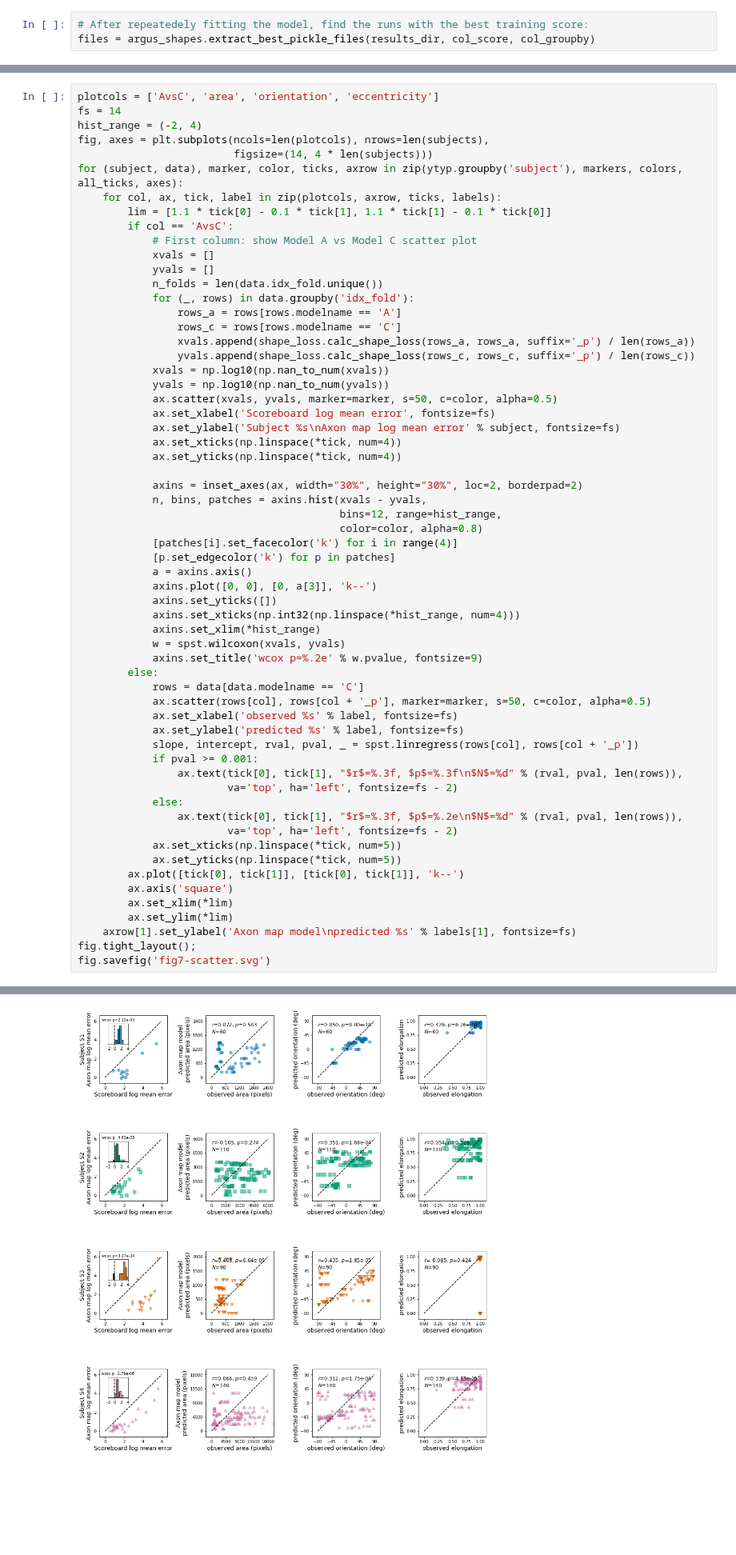
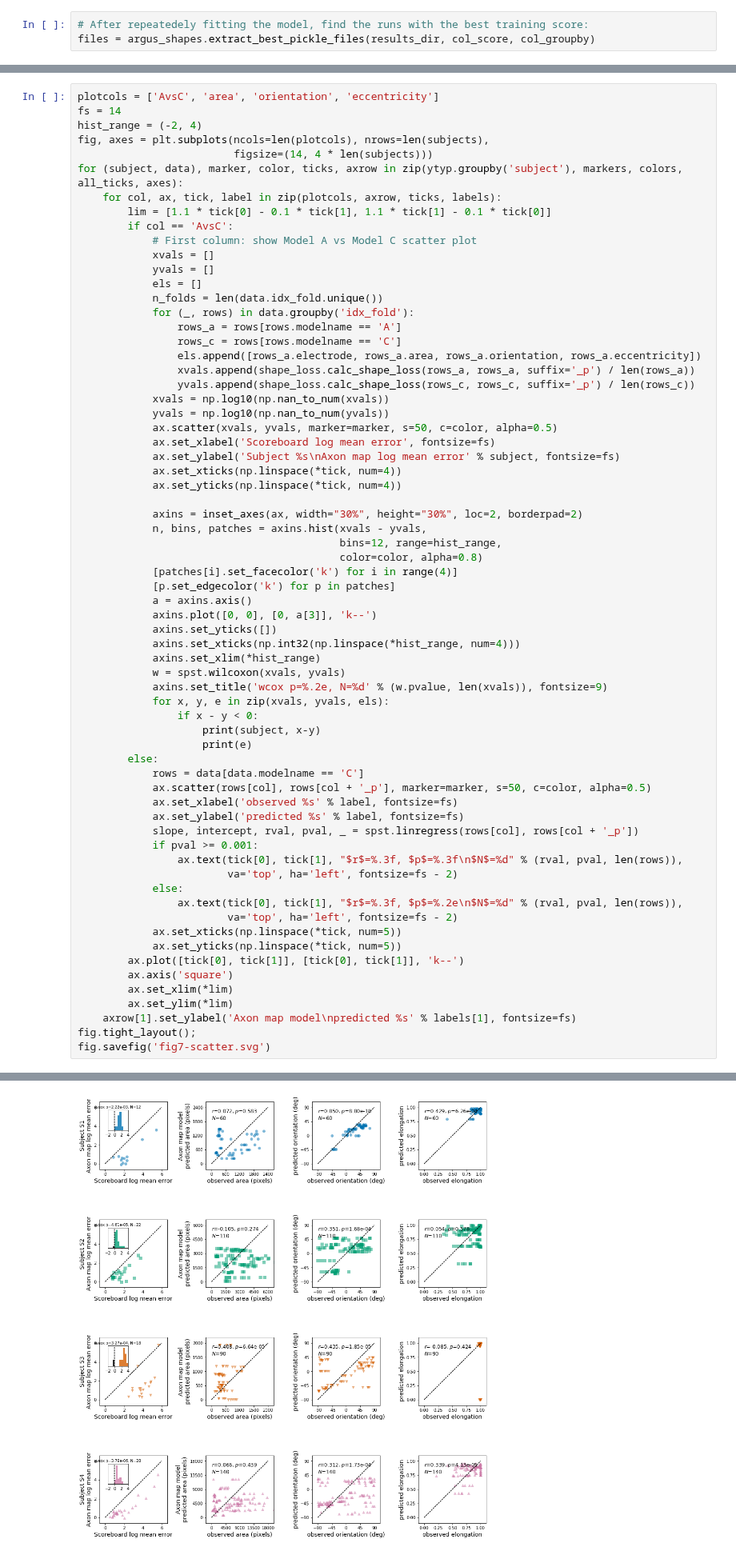
Before and after one commit to VisCog/ArgusShapes, a Jupyter notebook: figures/fig7-model-scatter.ipynb, the cells around one changed output, grey strips where cells are left out. Shown at 80% size. Drawn from its saved outputs; the diff is of its cells as text; blank space fills up the shorter version.

Commit message:
fix N in scatter plot

```diff
--- a/figures/fig7-model-scatter.ipynb
+++ b/figures/fig7-model-scatter.ipynb
@@ -70,10 +70,12 @@ for (subject, data), marker, color, ticks, axrow in zip(ytyp.groupby('subject'),
             # First column: show Model A vs Model C scatter plot
             xvals = []
             yvals = []
+            els = []
             n_folds = len(data.idx_fold.unique())
             for (_, rows) in data.groupby('idx_fold'):
                 rows_a = rows[rows.modelname == 'A']
                 rows_c = rows[rows.modelname == 'C']
+                els.append([rows_a.electrode, rows_a.area, rows_a.orientation, rows_a.eccentricity])
                 xvals.append(shape_loss.calc_shape_loss(rows_a, rows_a, suffix='_p') / len(rows_a))
                 yvals.append(shape_loss.calc_shape_loss(rows_c, rows_c, suffix='_p') / len(rows_c))
             xvals = np.log10(np.nan_to_num(xvals))
@@ -96,7 +98,11 @@ for (subject, data), marker, color, ticks, axrow in zip(ytyp.groupby('subject'),
             axins.set_xticks(np.int32(np.linspace(*hist_range, num=4)))
             axins.set_xlim(*hist_range)
             w = spst.wilcoxon(xvals, yvals)
-            axins.set_title('wcox p=%.2e' % w.pvalue, fontsize=9)
+            axins.set_title('wcox p=%.2e, N=%d' % (w.pvalue, len(xvals)), fontsize=9)
+            for x, y, e in zip(xvals, yvals, els):
+                if x - y < 0:
+                    print(subject, x-y)
+                    print(e)
         else:
             rows = data[data.modelname == 'C']
             ax.scatter(rows[col], rows[col + '_p'], marker=marker, s=50, c=color, alpha=0.5)
@@ -122 +145 @@ fig.savefig('fig7-scatter.svg')
-[figure, old version]
+[figure, new version]
```
Also changed, not shown: parts of 2 cells of this notebook.
